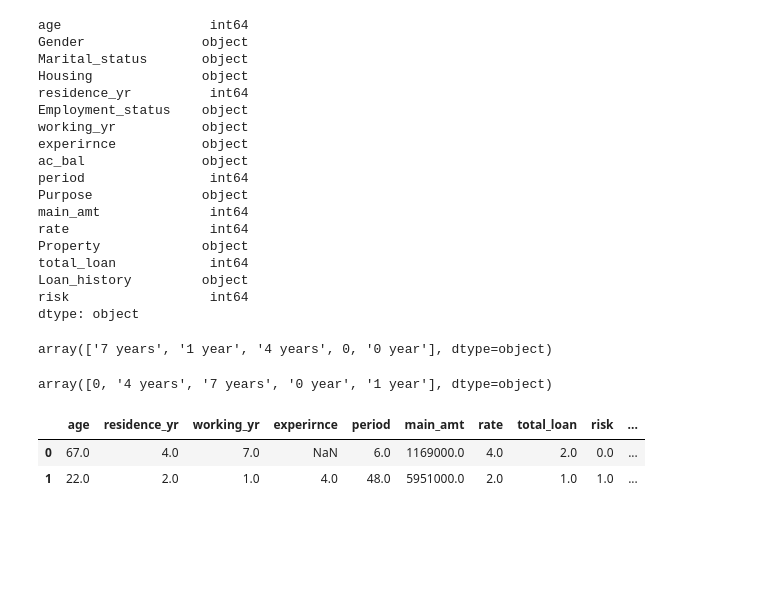
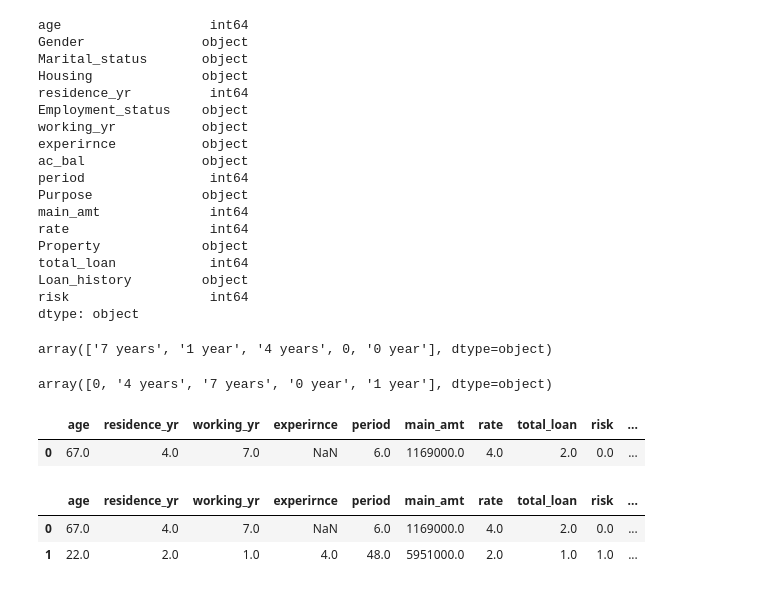
Before and after one commit to shivamlal/Reunion_DS_Task, a Jupyter notebook: Reunion_DS_Asg_Task2.ipynb, the cells around one changed output. Saved outputs shown, nothing was run; the diff lists cells and outputs as text; code cells hidden in the pictures; blank space fills up the shorter version.

```diff
--- a/Reunion_DS_Asg_Task2.ipynb
+++ b/Reunion_DS_Asg_Task2.ipynb
@@ -586,3 +586,8 @@ df = pd.get_dummies(df,columns=df_cat_col)
 #Numeric Columns
 for col in set(df.columns).intersection(df_num_col):
      df[col] = df[col].astype('float')
+# %%
+df.head(1)
+# %% [output]
+|  | age | residence_yr | working_yr | experirnce | period | main_amt | rate | total_loan | risk | ... |
+| 0 | 67.0 | 4.0 | 7.0 | NaN | 6.0 | 1169000.0 | 4.0 | 2.0 | 0.0 | ... |
```
Also changed, not shown: parts of 10 cells of this notebook.
